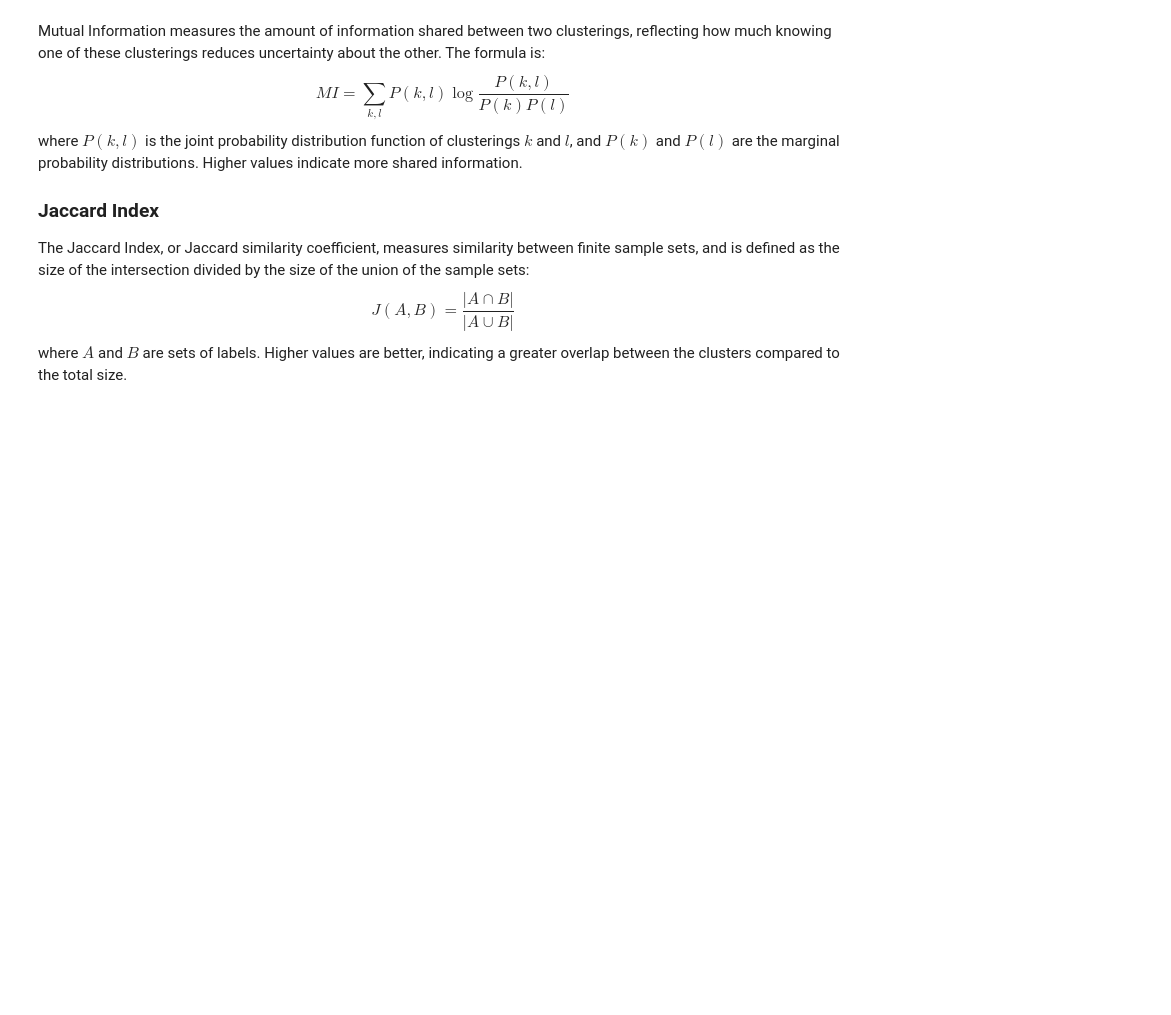
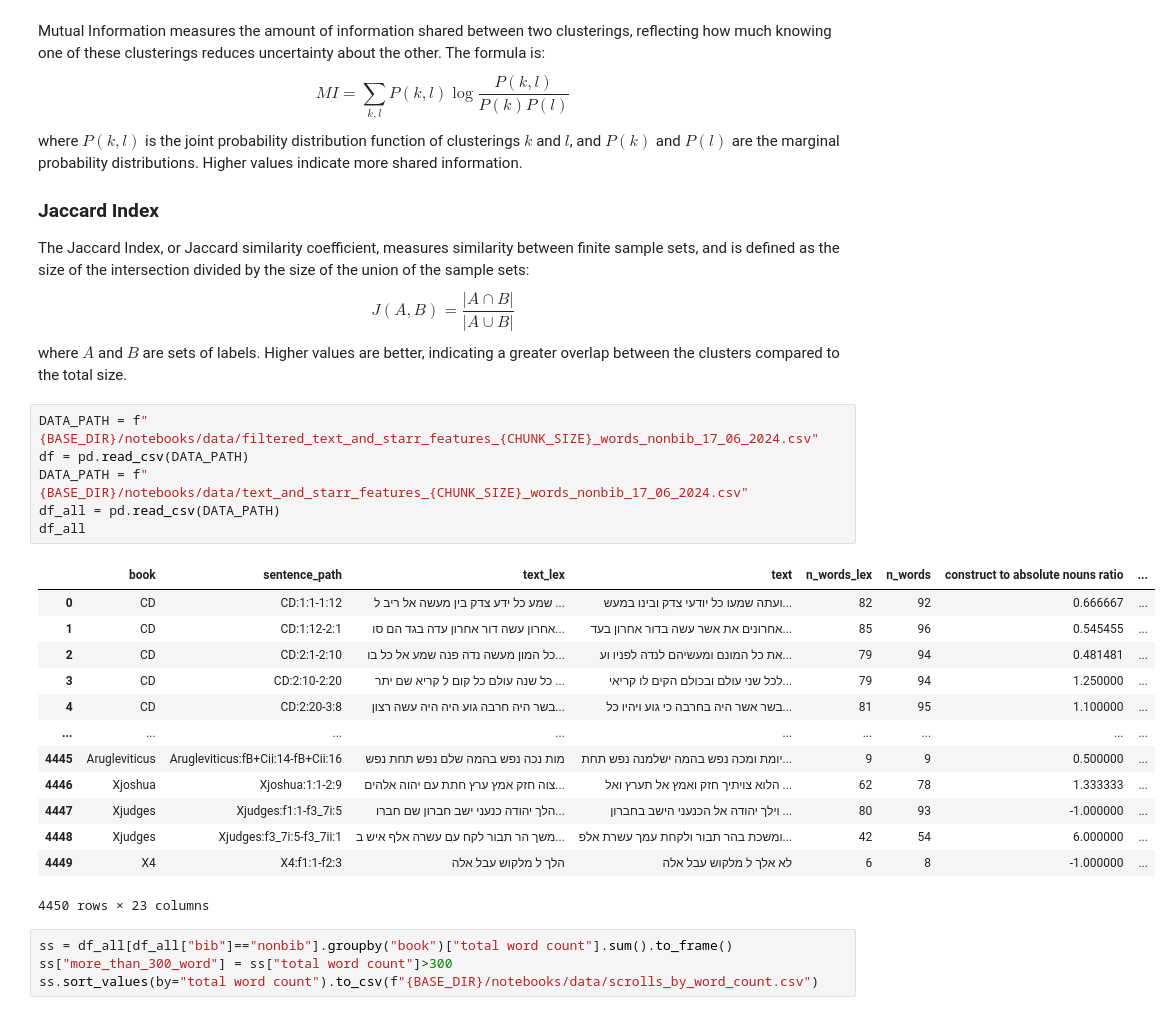
Before and after one commit to yonatanlou/QumranNLP, a Jupyter notebook: notebooks/3.0-clustering_by_book.ipynb, the cells around one changed output. Drawn from its saved outputs; the diff is of its cells as text; blank space fills up the shorter version.

```diff
--- a/notebooks/3.0-clustering_by_book.ipynb
+++ b/notebooks/3.0-clustering_by_book.ipynb
@@ -797,3 +1278,27 @@ where $P(k,l)$ is the joint probability distribution function of clusterings $k$
 The Jaccard Index, or Jaccard similarity coefficient, measures similarity between finite sample sets, and is defined as the size of the intersection divided by the size of the union of the sample sets:
 $$ J(A,B) = \frac{|A \cap B|}{|A \cup B|} $$
 where $A$ and $B$ are sets of labels. Higher values are better, indicating a greater overlap between the clusters compared to the total size.
+# %%
+DATA_PATH = f"{BASE_DIR}/notebooks/data/filtered_text_and_starr_features_{CHUNK_SIZE}_words_nonbib_17_06_2024.csv"
+df = pd.read_csv(DATA_PATH)
+DATA_PATH = f"{BASE_DIR}/notebooks/data/text_and_starr_features_{CHUNK_SIZE}_words_nonbib_17_06_2024.csv"
+df_all = pd.read_csv(DATA_PATH)
+df_all
+# %% [output]
+|  | book | sentence_path | text_lex | text | n_words_lex | n_words | construct to absolute nouns ratio | ... |
+| 0 | CD | CD:1:1-1:12 | שמע כל ידע צדק בין מעשה אל ריב ל ... | ועתה שמעו כל יודעי צדק ובינו במעש... | 82 | 92 | 0.666667 | ... |
+| 1 | CD | CD:1:12-2:1 | אחרון עשה דור אחרון עדה בגד הם סו... | אחרונים את אשר עשה בדור אחרון בעד... | 85 | 96 | 0.545455 | ... |
+| 2 | CD | CD:2:1-2:10 | כל המון מעשה נדה פנה שמע אל כל בו... | את כל המונם ומעשיהם לנדה לפניו וע... | 79 | 94 | 0.481481 | ... |
+| 3 | CD | CD:2:10-2:20 | כל שנה עולם כל קום ל קריא שם יתר ... | לכל שני עולם ובכולם הקים לו קריאי... | 79 | 94 | 1.250000 | ... |
+| 4 | CD | CD:2:20-3:8 | בשר היה חרבה גוע היה היה עשה רצון... | בשר אשר היה בחרבה כי גוע ויהיו כל... | 81 | 95 | 1.100000 | ... |
+| ... | ... | ... | ... | ... | ... | ... | ... | ... |
+| 4445 | Arugleviticus | Arugleviticus:fB+Cii:14-fB+Cii:16 | מות נכה נפש בהמה שלם נפש תחת נפש | יומת ומכה נפש בהמה ישלמנה נפש תחת... | 9 | 9 | 0.500000 | ... |
+| 4446 | Xjoshua | Xjoshua:1:1-2:9 | צוה חזק אמץ ערץ חתת עם יהוה אלהים... | הלוא צויתיך חזק ואמץ אל תערץ ואל ... | 62 | 78 | 1.333333 | ... |
+| 4447 | Xjudges | Xjudges:f1:1-f3_7i:5 | הלך יהודה כנעני ישב חברון שם חברו... | וילך יהודה אל הכנעני הישב בחברון ... | 80 | 93 | -1.000000 | ... |
+| 4448 | Xjudges | Xjudges:f3_7i:5-f3_7ii:1 | משך הר תבור לקח עם עשרה אלף איש ב... | ומשכת בהר תבור ולקחת עמך עשרת אלפ... | 42 | 54 | 6.000000 | ... |
+| 4449 | X4 | X4:f1:1-f2:3 | הלך ל מלקוש עבל אלה | לא אלך ל מלקוש עבל אלה | 6 | 8 | -1.000000 | ... |
+4450 rows × 23 columns
+# %%
+ss = df_all[df_all["bib"]=="nonbib"].groupby("book")["total word count"].sum().to_frame()
+ss["more_than_300_word"] = ss["total word count"]>300
+ss.sort_values(by="total word count").to_csv(f"{BASE_DIR}/notebooks/data/scrolls_by_word_count.csv")
```
Also changed, not shown: parts of 24 cells of this notebook.
